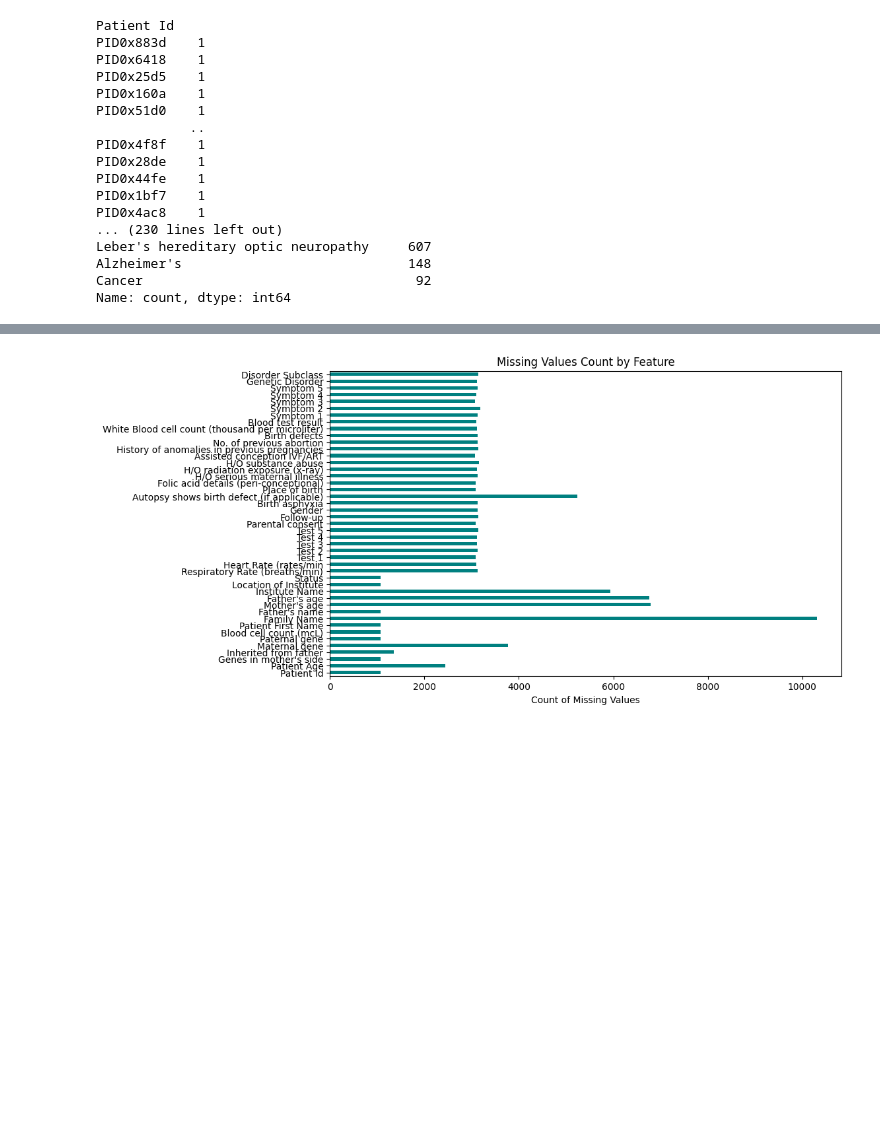
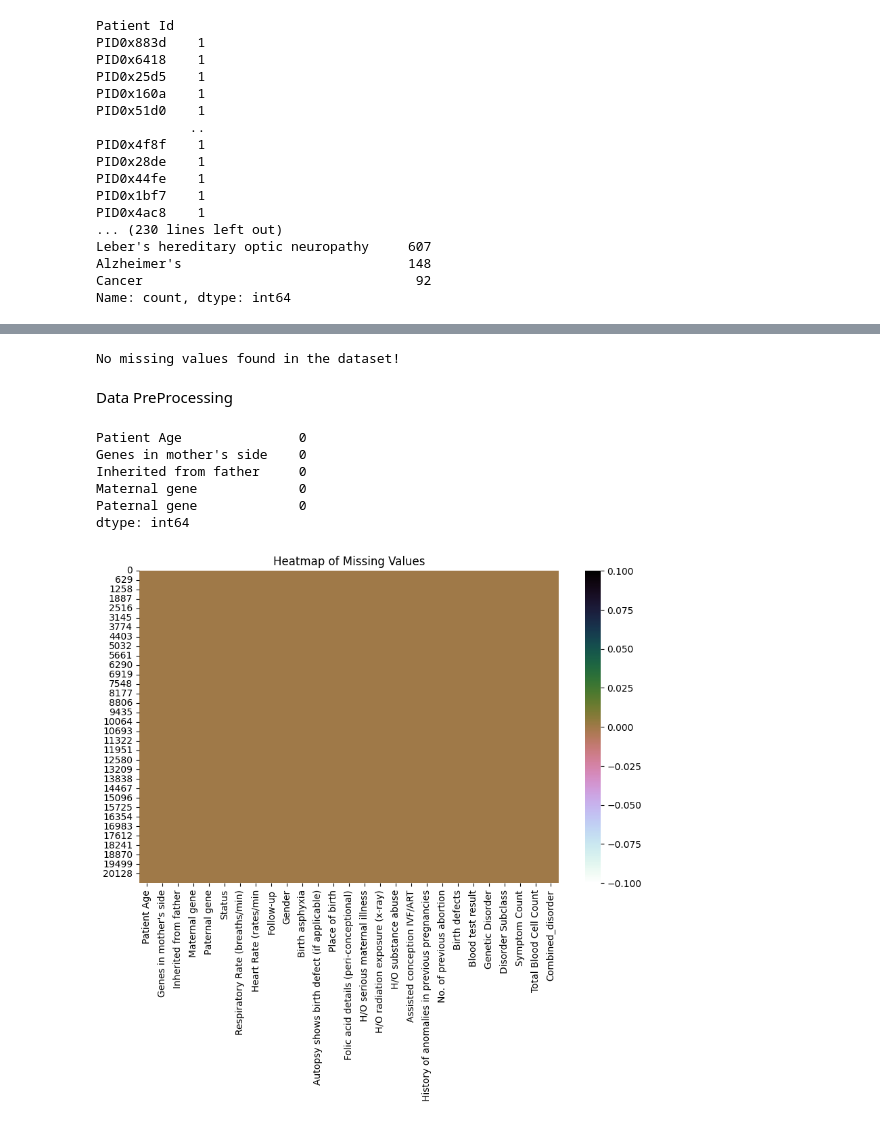
Before and after one commit to NANDINISHARMA30/GenAarogya, a Jupyter notebook: Project.ipynb, the cells around one changed output, grey strips where cells are left out. Saved outputs shown, nothing was run; the diff lists cells and outputs as text; code cells hidden in the pictures; blank space fills up the shorter version.

Commit message:
Data PreProcessing done

```diff
--- a/Project.ipynb
+++ b/Project.ipynb
@@ -202,12 +202,19 @@ plt.show()
-# %%
-# Bar plot to show the count of missing values per column
-missing_values = df_train.isnull().sum()
-missing_values = missing_values[missing_values > 0]
-
-plt.figure(figsize=(10,6))
-missing_values.plot(kind='barh', color='teal')
-plt.title('Missing Values Count by Feature')
-plt.xlabel('Count of Missing Values')
-plt.show()
-# %% [output]
-[figure, removed]
+# %%
+import matplotlib.pyplot as plt
+
+missing_values = df_train.isnull().sum()
+missing_values = missing_values[missing_values > 0]
+
+if not missing_values.empty:
+    plt.figure(figsize=(10,6))
+    missing_values.plot(kind='barh', color='Blue')
+    plt.title('Missing Values Count by Feature')
+    plt.xlabel('Count of Missing Values')
+    plt.ylabel('Features')
+    plt.show()
+else:
+    print("No missing values found in the dataset!")
+# %% [output]
+No missing values found in the dataset!
+# %% [markdown]
+Data PreProcessing
@@ -213,0 +333,17 @@ plt.show()
+# %%
+df_train.isnull().sum().head()  # now we donot have any nulls in our data
+# %% [output]
+Patient Age               0
+Genes in mother's side    0
+Inherited from father     0
+Maternal gene             0
+Paternal gene             0
+dtype: int64
+# %%
+# Create a heatmap to visualize null values
+plt.figure(figsize=(10,6))
+sns.heatmap(df_train.isnull(), cbar=True, cmap='cubehelix_r')
+plt.title('Heatmap of Missing Values')
+plt.show()
+# %% [output]
+[figure, added]
```
Also changed, not shown: parts of 3 cells of this notebook.
